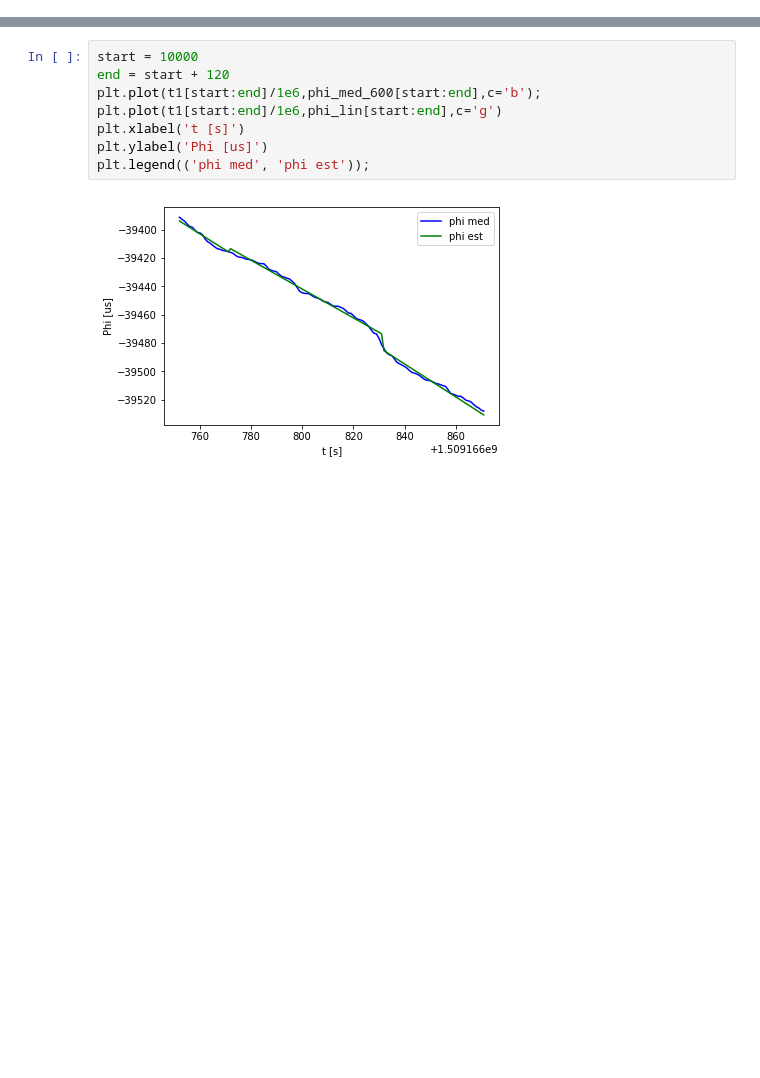
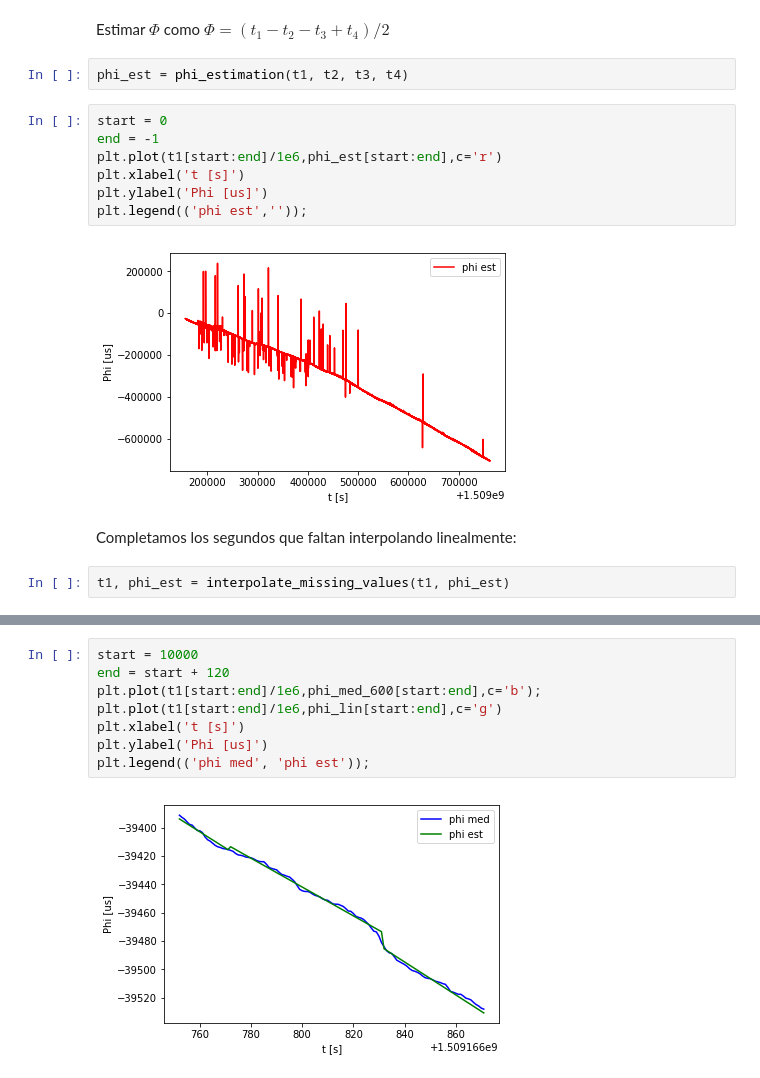
Before and after one commit to TallerIII-SIC/taller3-sic, a Jupyter notebook: src/sic.ipynb, the cells around one changed output, grey strips where cells are left out. Cells and saved outputs as stored; diff of their text form; blank space fills up the shorter version.

```diff
--- a/src/sic.ipynb
+++ b/src/sic.ipynb
@@ -90,0 +31,17 @@ Finished Phi lin reg 60 (5.351s)
+# %% [markdown]
+Estimar $\Phi$ como $\Phi = (t_1-t_2-t_3+t_4)/2$
+# %%
+phi_est = phi_estimation(t1, t2, t3, t4)
+# %%
+start = 0
+end = -1
+plt.plot(t1[start:end]/1e6,phi_est[start:end],c='r')
+plt.xlabel('t [s]')
+plt.ylabel('Phi [us]')
+plt.legend(('phi est',''));
+# %% [output]
+[figure, added]
+# %% [markdown]
+Completamos los segundos que faltan interpolando linealmente:
+# %%
+t1, phi_est = interpolate_missing_values(t1, phi_est)
```
Also changed, not shown: parts of 36 cells of this notebook, 26 other files.
